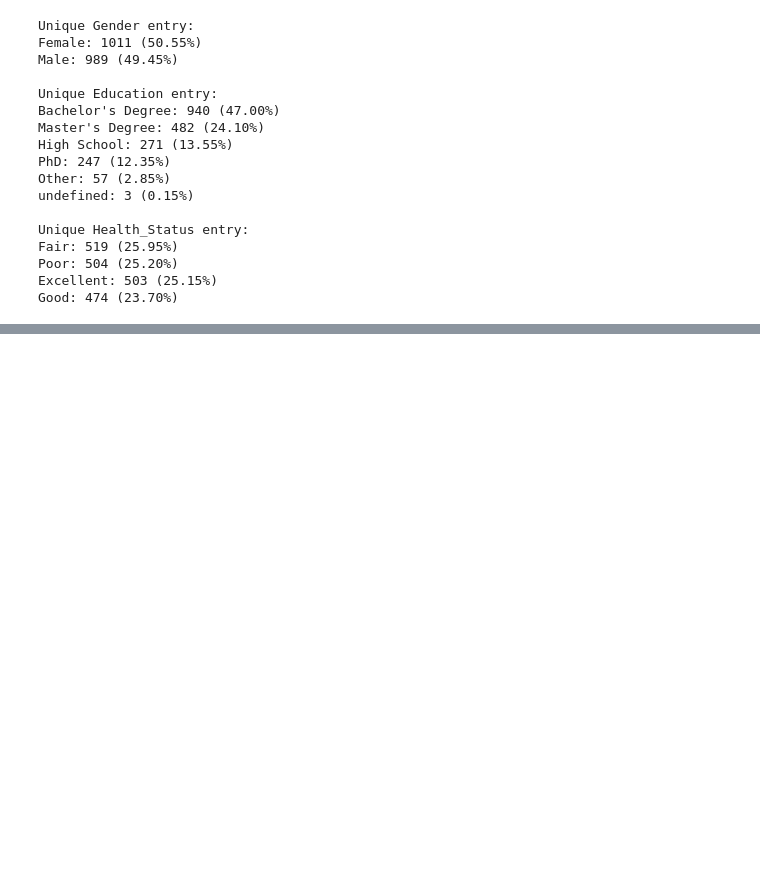
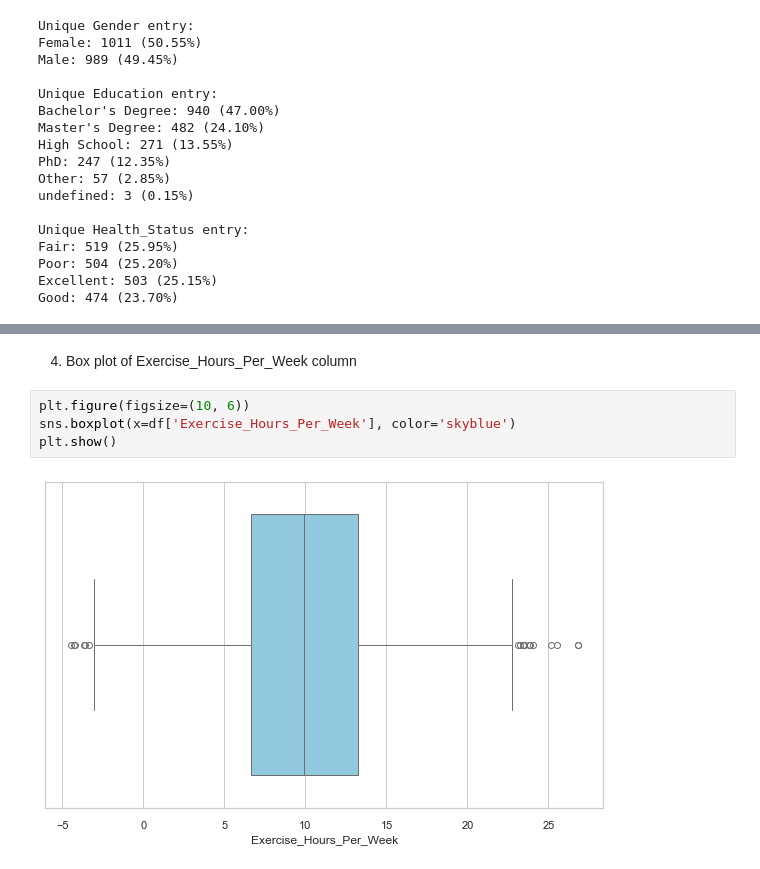
Before and after one commit to salsbiila/K02-IF2220-13522060-13522062, a Jupyter notebook: Health.ipynb, the cells around one changed output, grey strips where cells are left out. Drawn from its saved outputs; the diff is of its cells as text; blank space fills up the shorter version.

```diff
--- a/Health.ipynb
+++ b/Health.ipynb
@@ -335,0 +381,8 @@ Good: 474 (23.70%)
+# %% [markdown]
+4. Box plot of Exercise_Hours_Per_Week column
+# %%
+plt.figure(figsize=(10, 6))
+sns.boxplot(x=df['Exercise_Hours_Per_Week'], color='skyblue')
+plt.show()
+# %% [output]
+[figure, added]
```
Also changed, not shown: parts of 20 cells of this notebook.
